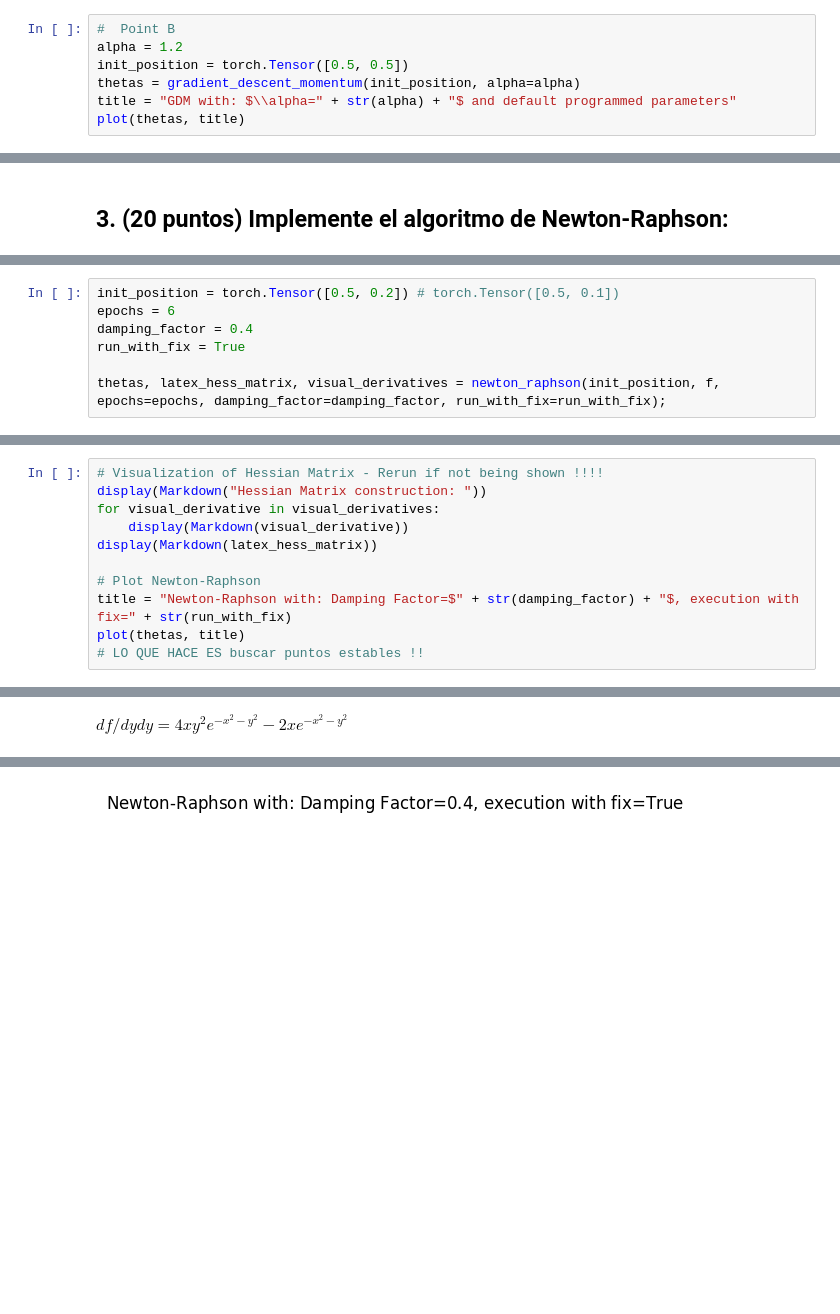
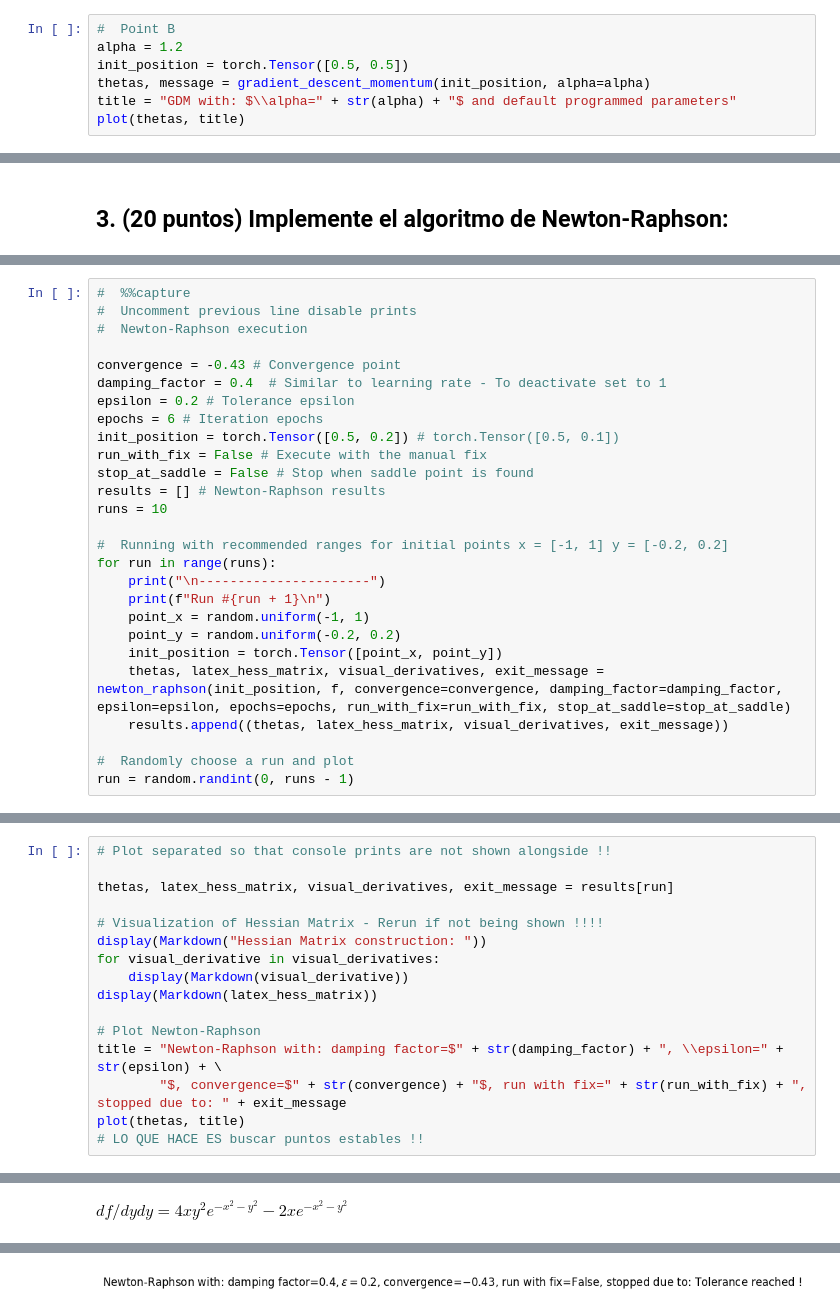
Before and after one commit to LD9797/Deep-Learning-Ground, a Jupyter notebook: TP1/TP1_Book.ipynb, the cells around one changed output, grey strips where cells are left out. Cells and saved outputs as stored; diff of their text form; blank space fills up the shorter version.

```diff
--- a/TP1/TP1_Book.ipynb
+++ b/TP1/TP1_Book.ipynb
@@ -206,7 +231,7 @@ Se puede utilizar un coeficiente de momentum grande, puede ser que llegue cerca
 #  Point B
 alpha = 1.2
 init_position = torch.Tensor([0.5, 0.5])
-thetas = gradient_descent_momentum(init_position, alpha=alpha)
+thetas, message = gradient_descent_momentum(init_position, alpha=alpha)
 title = "GDM with: $\\alpha=" + str(alpha) + "$ and default programmed parameters"
 plot(thetas, title)
 # %% [output]
@@ -372,7 +419,0 @@ def newton_raphson(initial_position, function, epochs=5, damping_factor=0.4, con
-# %%
-init_position = torch.Tensor([0.5, 0.2]) # torch.Tensor([0.5, 0.1])
-epochs = 6
-damping_factor = 0.4
-run_with_fix = True
-
-thetas, latex_hess_matrix, visual_derivatives = newton_raphson(init_position, f, epochs=epochs, damping_factor=damping_factor, run_with_fix=run_with_fix);
@@ -396,0 +442,27 @@ Convergence reached !
+# %%
+#  %%capture
+#  Uncomment previous line disable prints
+#  Newton-Raphson execution
+
+convergence = -0.43 # Convergence point
+damping_factor = 0.4  # Similar to learning rate - To deactivate set to 1
+epsilon = 0.2 # Tolerance epsilon
+epochs = 6 # Iteration epochs
+init_position = torch.Tensor([0.5, 0.2]) # torch.Tensor([0.5, 0.1])
+run_with_fix = False # Execute with the manual fix
+stop_at_saddle = False # Stop when saddle point is found
+results = [] # Newton-Raphson results
+runs = 10
+
+#  Running with recommended ranges for initial points x = [-1, 1] y = [-0.2, 0.2]
+for run in range(runs):
+    print("\n----------------------")
+    print(f"Run #{run + 1}\n")
+    point_x = random.uniform(-1, 1)
+    point_y = random.uniform(-0.2, 0.2)
+    init_position = torch.Tensor([point_x, point_y])
+    thetas, latex_hess_matrix, visual_derivatives, exit_message = newton_raphson(init_position, f, convergence=convergence, damping_factor=damping_factor, epsilon=epsilon, epochs=epochs, run_with_fix=run_with_fix, stop_at_saddle=stop_at_saddle)
+    results.append((thetas, latex_hess_matrix, visual_derivatives, exit_message))
+
+#  Randomly choose a run and plot
+run = random.randint(0, runs - 1)
@@ -397,4 +487,8 @@ Convergence reached !
 # %%
+# Plot separated so that console prints are not shown alongside !!
+
+thetas, latex_hess_matrix, visual_derivatives, exit_message = results[run]
+
 # Visualization of Hessian Matrix - Rerun if not being shown !!!!
 display(Markdown("Hessian Matrix construction: "))
 for visual_derivative in visual_derivatives:
@@ -402,7 +496,8 @@ for visual_derivative in visual_derivatives:
 display(Markdown(latex_hess_matrix))
 
 # Plot Newton-Raphson
-title = "Newton-Raphson with: Damping Factor=$" + str(damping_factor) + "$, execution with fix=" + str(run_with_fix)
+title = "Newton-Raphson with: damping factor=$" + str(damping_factor) + ", \\epsilon=" + str(epsilon) + \
+        "$, convergence=$" + str(convergence) + "$, run with fix=" + str(run_with_fix) + ", stopped due to: " + exit_message
 plot(thetas, title)
 # LO QUE HACE ES buscar puntos estables !!
 # %% [output]
@@ -419 +514 @@ $H=\begin{pmatrix}4 x^{3} e^{- x^{2} - y^{2}} - 6 x e^{- x^{2} - y^{2}} & 4 x^{2
-[figure, old version]
+[figure, new version]
```
Also changed, not shown: parts of 16 cells of this notebook.
